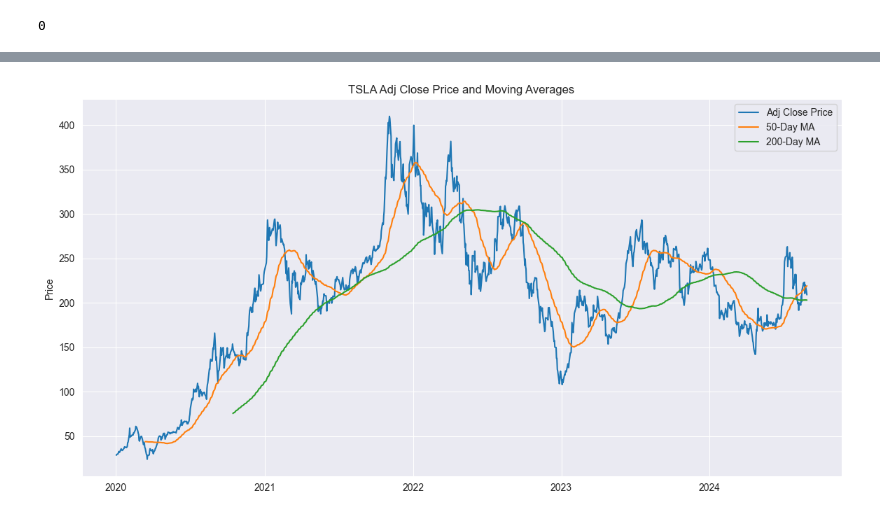
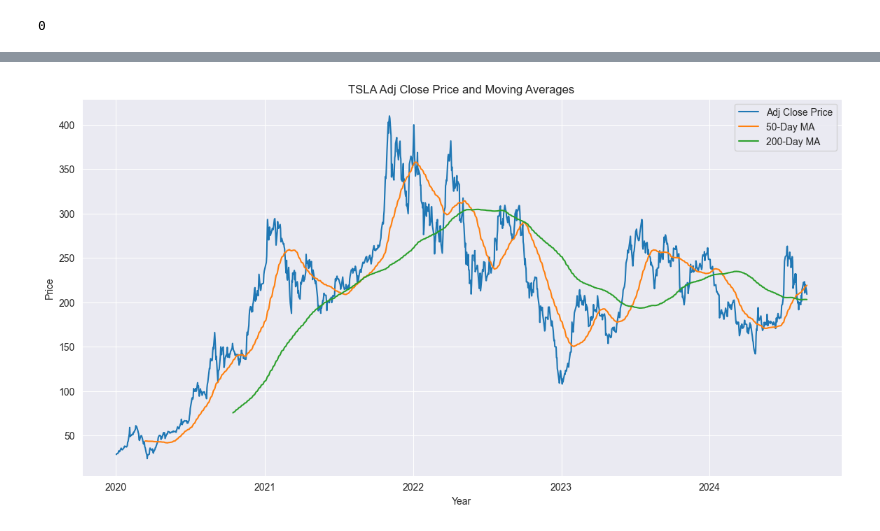
Before and after one commit to blotetheodorus/financial-data-analysis, a Jupyter notebook: financial_data_analysis.ipynb, the cells around one changed output, grey strips where cells are left out. Drawn from its saved outputs; the diff is of its cells as text; code cells hidden in the pictures.

```diff
--- a/financial_data_analysis.ipynb
+++ b/financial_data_analysis.ipynb
@@ -108,15 +118,16 @@ plt.show()
 # %%
 # Plot moving averages
 plt.figure(figsize=(14, 7))
 plt.plot(stock_data['Adj Close'], label = "Adj Close Price")
 plt.plot(stock_data['50-Day MA'], label="50-Day MA")
 plt.plot(stock_data['200-Day MA'], label="200-Day MA")
 plt.title(f"{ticker} Adj Close Price and Moving Averages")
+plt.xlabel("Year")
 plt.ylabel("Price")
 plt.legend()
 plt.show()
 # %% [output]
-[figure, old version]
+[figure, new version]
 # %%
 # Identifying golden crosses
 golden_cross = stock_data[(stock_data['50-Day MA'] > stock_data['200-Day MA']) & (stock_data['50-Day MA'].shift(1) <=stock_data['200-Day MA'].shift(1))]
```
Also changed, not shown: parts of 9 cells of this notebook.
